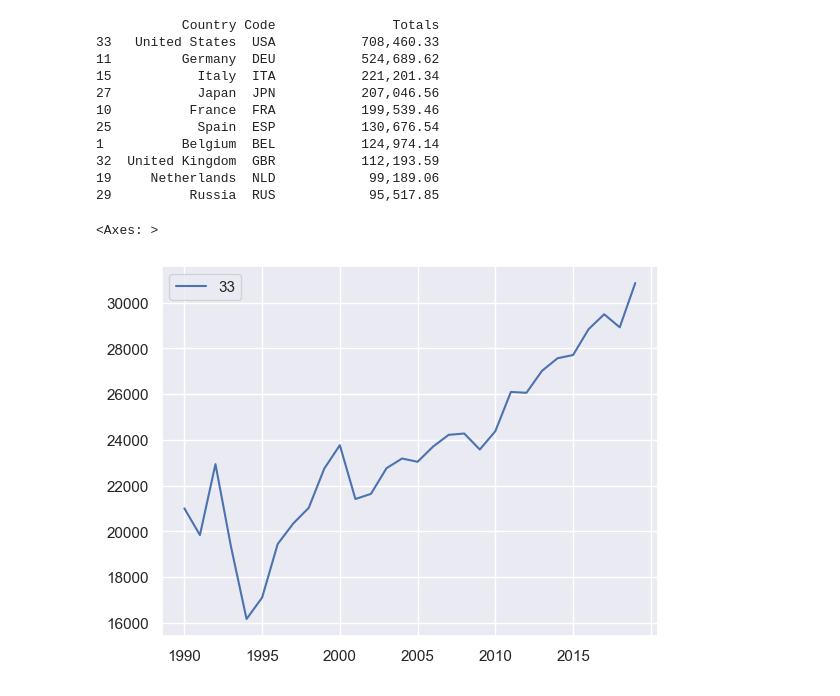
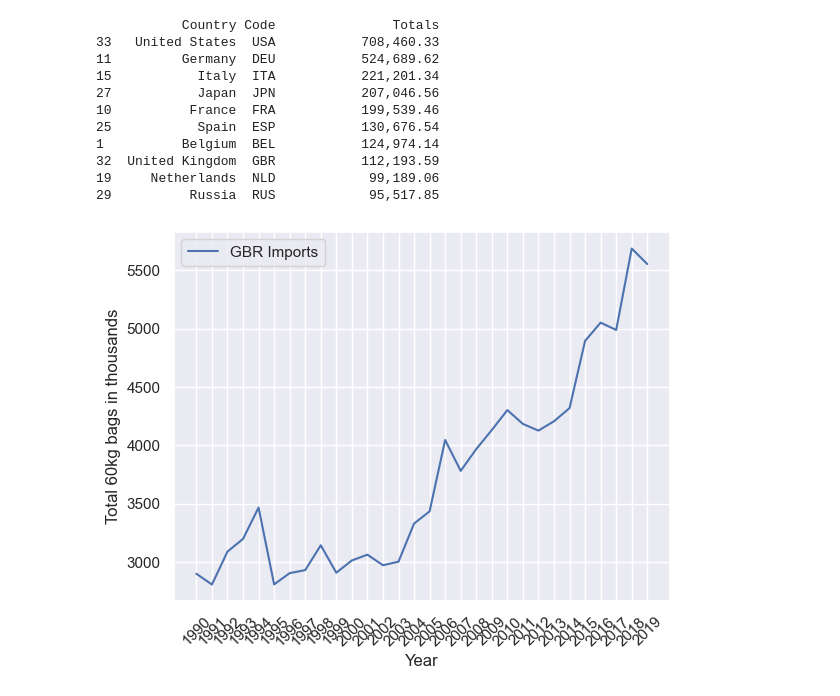
Before and after one commit to jjcastillot/Coffee_production_consumption, a Jupyter notebook: coffee_data_analysis.ipynb, the cells around one changed output. Cells and saved outputs as stored; diff of their text form; code cells hidden in the pictures.

```diff
--- a/coffee_data_analysis.ipynb
+++ b/coffee_data_analysis.ipynb
@@ -103,10 +103,17 @@ def world_plot(df,color_scale):
 world_plot(df_imports,'YlOrRd')
 # %%
 world_plot(df_exports,'YlGn')
-# %%
-country_imports = df_imports[df_imports['Code'] == 'USA'].iloc[:,1:-3].T
-# Create a seaborn lineplot with the country_imports dataframe
-country_imports.plot(kind='line')
-# %% [output]
-<Axes: >
-[figure, removed]
+# %%
+def lineplot_imports(df,country_code):
+    '''Create a line plot of imports for a given country'''
+    country_imports = df[df['Code'] == country_code].iloc[:,1:-3].T
+    country_imports.rename(columns={country_imports.columns[0]:f'{country_code} Imports'},inplace=True)
+    sns.lineplot(data=country_imports)
+    plt.xticks(rotation=45)
+    plt.xlabel('Year')
+    plt.ylabel('Total 60kg bags in thousands')
+    plt.show()
+# %%
+lineplot_imports(df_imports,'GBR')
+# %% [output]
+[figure, added]
```
Also changed, not shown: parts of 1 cell of this notebook.
